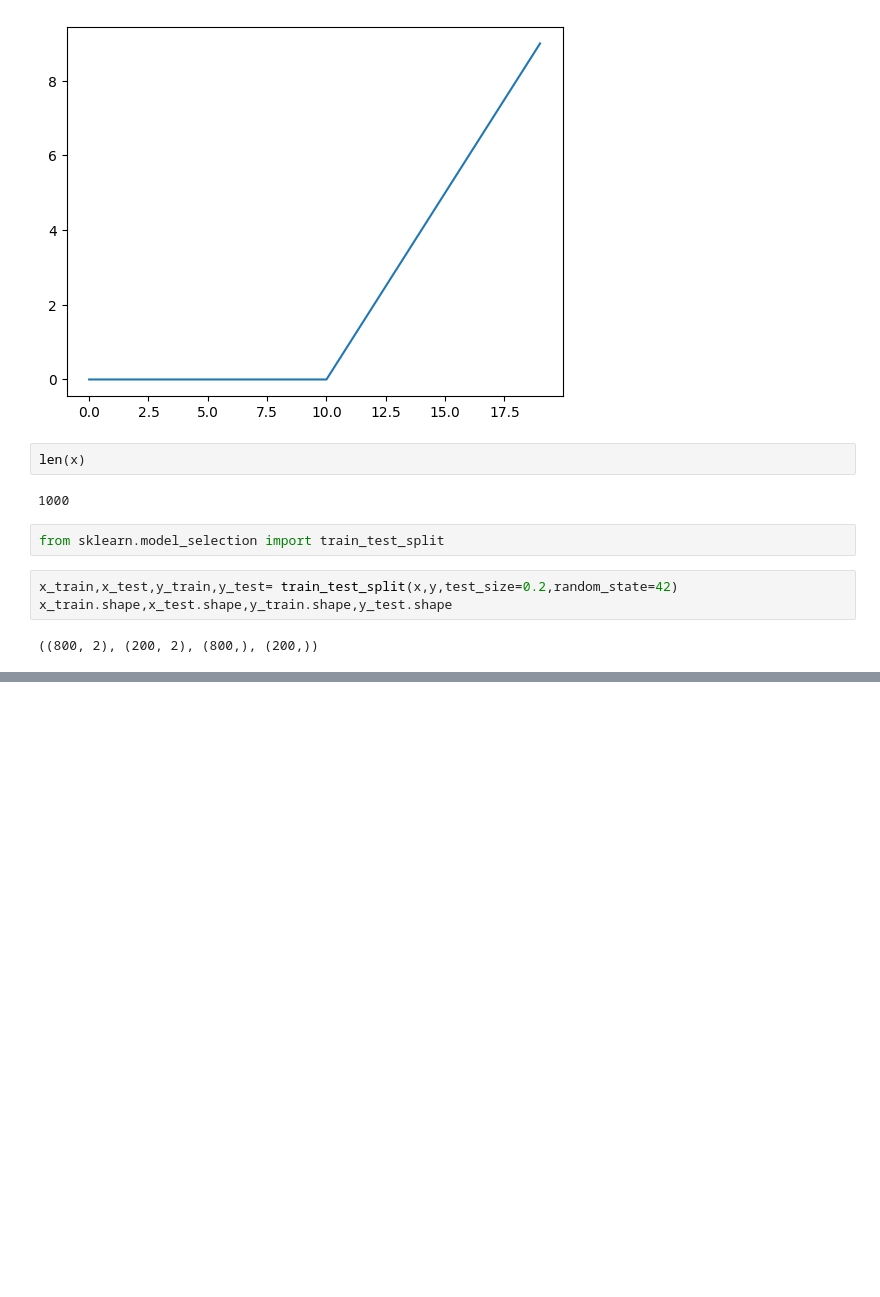
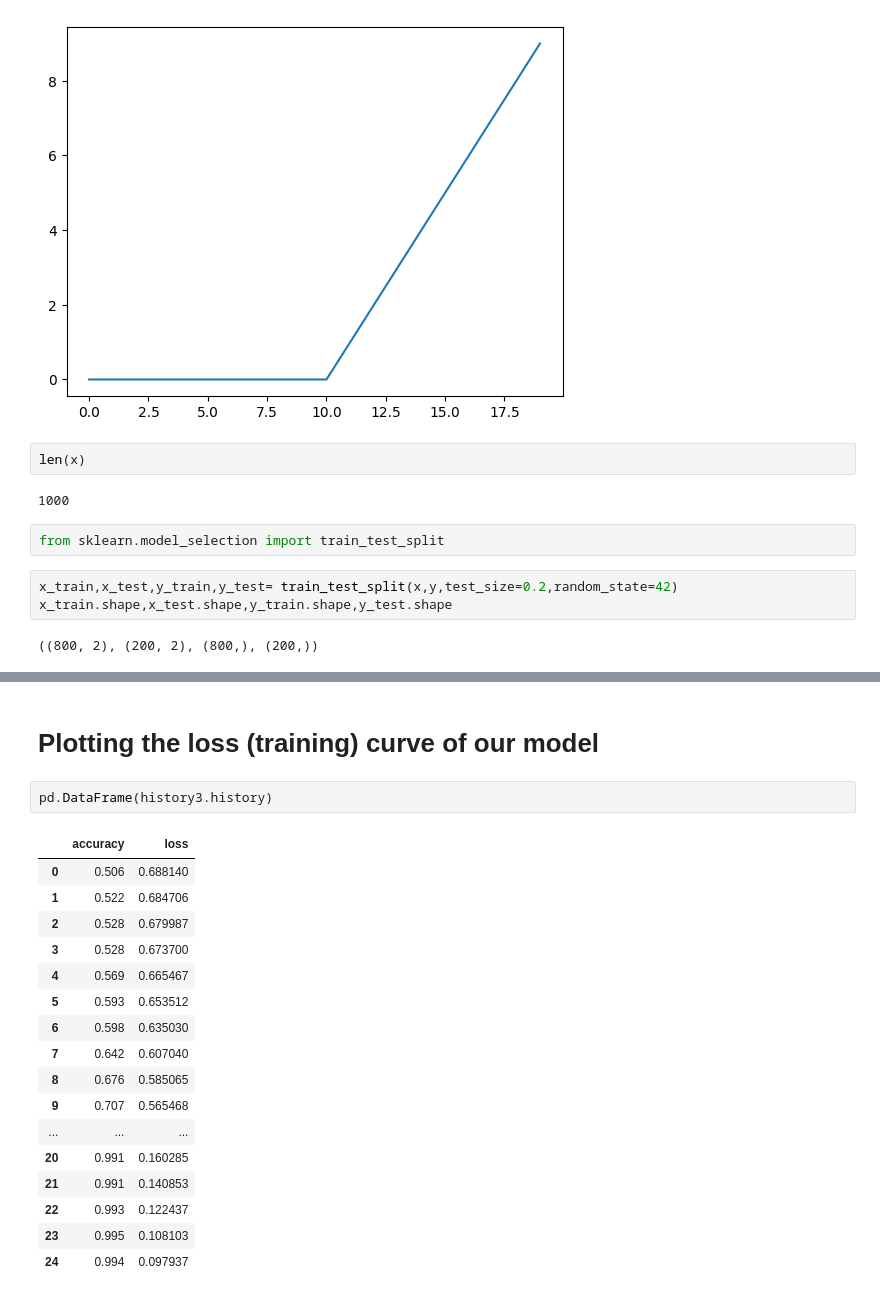
Before and after one commit to Aryan-Gupta2002/Deep-Learning---Tensorflow, a Jupyter notebook: neuralNetworkForClassification_.ipynb, the cells around one changed output, grey strips where cells are left out. Cells and saved outputs as stored; diff of their text form; blank space fills up the shorter version.

```diff
--- a/neuralNetworkForClassification_.ipynb
+++ b/neuralNetworkForClassification_.ipynb
@@ -501,0 +494,22 @@ Doing binary classification
+# %% [markdown]
+# Plotting the loss (training) curve of our model
+# %%
+pd.DataFrame(history3.history)
+# %% [output]
+|  | accuracy | loss |
+| 0 | 0.506 | 0.688140 |
+| 1 | 0.522 | 0.684706 |
+| 2 | 0.528 | 0.679987 |
+| 3 | 0.528 | 0.673700 |
+| 4 | 0.569 | 0.665467 |
+| 5 | 0.593 | 0.653512 |
+| 6 | 0.598 | 0.635030 |
+| 7 | 0.642 | 0.607040 |
+| 8 | 0.676 | 0.585065 |
+| 9 | 0.707 | 0.565468 |
+| ... | ... | ... |
+| 20 | 0.991 | 0.160285 |
+| 21 | 0.991 | 0.140853 |
+| 22 | 0.993 | 0.122437 |
+| 23 | 0.995 | 0.108103 |
+| 24 | 0.994 | 0.097937 |
```
Also changed, not shown: parts of 20 cells of this notebook.
